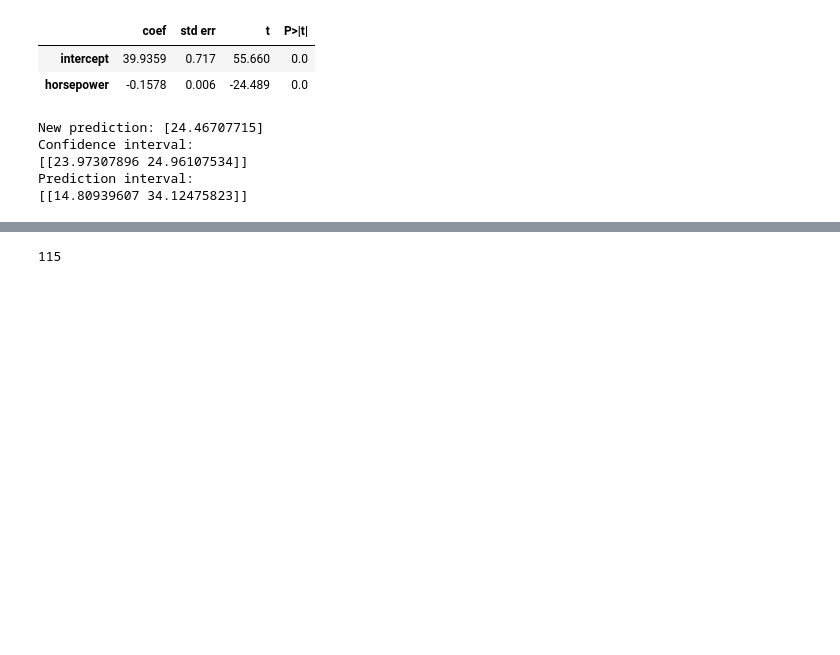
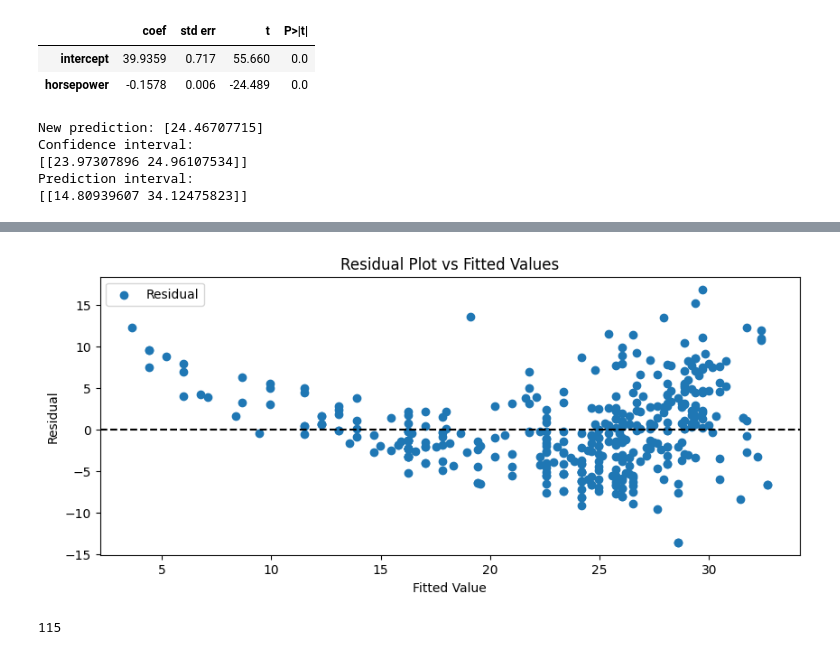
Before and after one commit to QuanPham19/statistical-modeling, a Jupyter notebook: 3-2-practice.ipynb, the cells around one changed output, grey strips where cells are left out. Saved outputs shown, nothing was run; the diff lists cells and outputs as text; code cells hidden in the pictures; blank space fills up the shorter version.

```diff
--- a/3-2-practice.ipynb
+++ b/3-2-practice.ipynb
@@ -91,3 +74,17 @@ fig.show()
+# %%
+fig, ax = plt.subplots(figsize=(10, 4))
+
+ax.scatter(result.fittedvalues, result.resid, label='Residual')
+ax.axhline(y=0, color='black', linestyle='--')
+
+ax.set_title('Residual Plot vs Fitted Values')
+ax.set_xlabel('Fitted Value')
+ax.set_ylabel('Residual')
+ax.legend()
+
+plt.show()
+# %% [output]
+[figure, added]
 # %%
 infl = result.get_influence()
 ax = subplots(figsize=(8, 4))[1]
```
Also changed, not shown: parts of 3 cells of this notebook.
